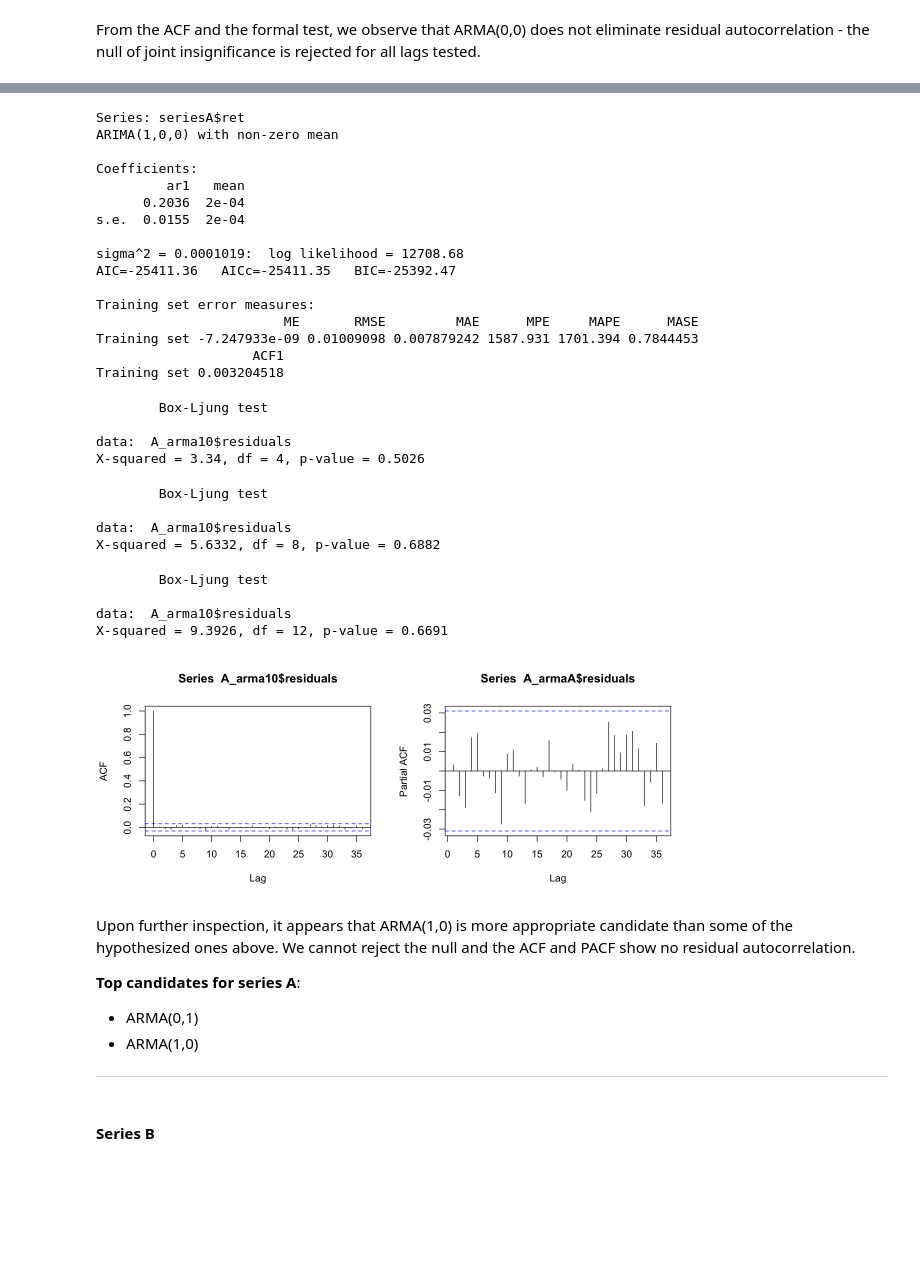
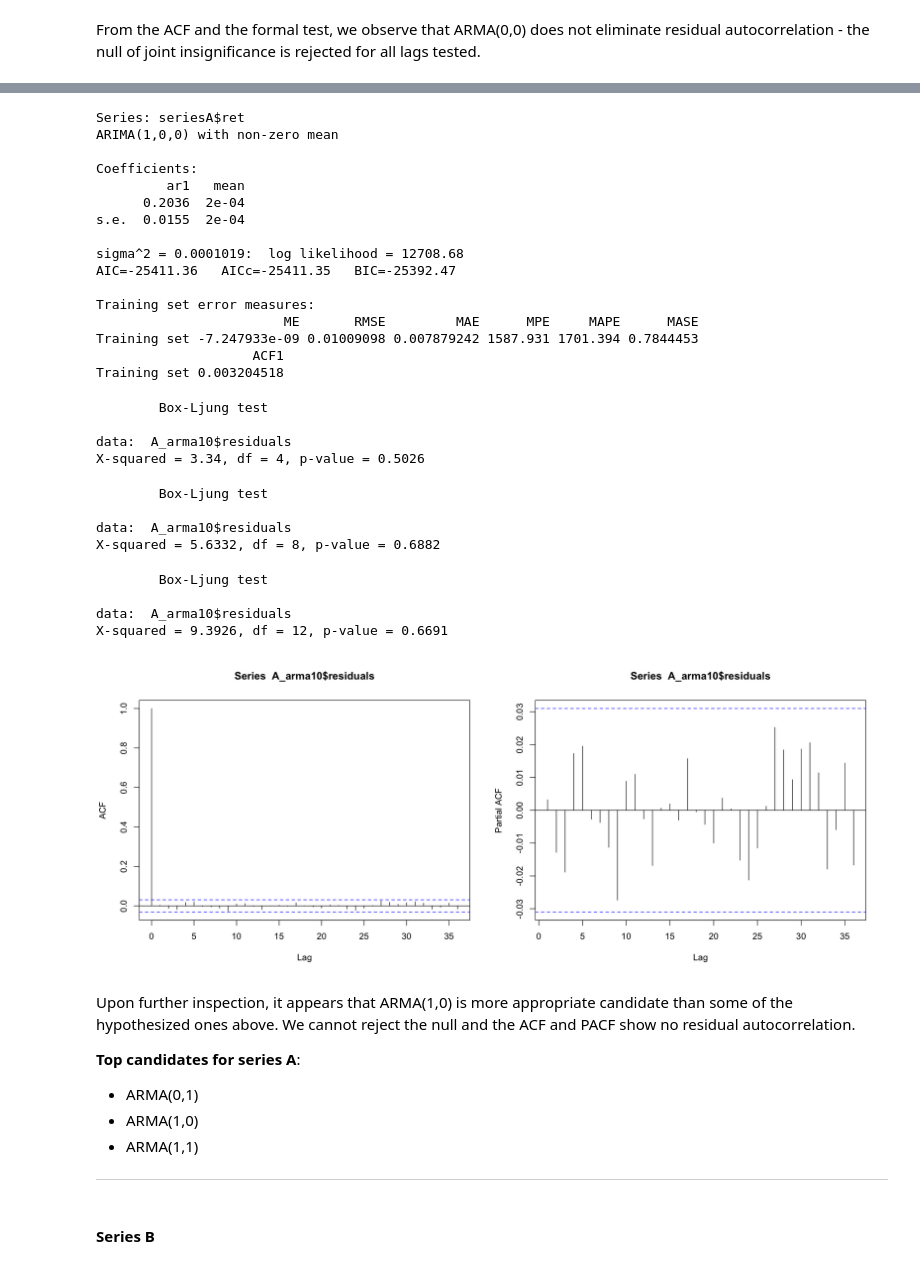
Before and after one commit to mildemx/FE1_Homeworks, a Jupyter notebook: HMW2/F_Econ_HW2_Max.ipynb, the cells around one changed output, grey strips where cells are left out. Saved outputs shown, nothing was run; the diff lists cells and outputs as text; code cells hidden in the pictures; blank space fills up the shorter version.

```diff
--- a/HMW2/F_Econ_HW2_Max.ipynb
+++ b/HMW2/F_Econ_HW2_Max.ipynb
@@ -238,47 +238,48 @@ summary(A_arma10)
 
 par(mfrow=c(1,2))
 acf(A_arma10$residuals)
-pacf(A_armaA$residuals)
+pacf(A_arma10$residuals)
 
 Box.test(A_arma10$residuals, type="Ljung-Box", lag=4)
 Box.test(A_arma10$residuals, type="Ljung-Box", lag=8)
 Box.test(A_arma10$residuals, type="Ljung-Box", lag=12)
 # %% [output]
 Series: seriesA$ret
 ARIMA(1,0,0) with non-zero mean
 
 Coefficients:
          ar1   mean
       0.2036  2e-04
 s.e.  0.0155  2e-04
 
 sigma^2 = 0.0001019:  log likelihood = 12708.68
 AIC=-25411.36   AICc=-25411.35   BIC=-25392.47
 
 Training set error measures:
                         ME       RMSE         MAE      MPE     MAPE      MASE
 Training set -7.247933e-09 0.01009098 0.007879242 1587.931 1701.394 0.7844453
                     ACF1
 Training set 0.003204518
         Box-Ljung test
 
 data:  A_arma10$residuals
 X-squared = 3.34, df = 4, p-value = 0.5026
         Box-Ljung test
 
 data:  A_arma10$residuals
 X-squared = 5.6332, df = 8, p-value = 0.6882
         Box-Ljung test
 
 data:  A_arma10$residuals
 X-squared = 9.3926, df = 12, p-value = 0.6691
-[figure, old version]
+[figure, new version]
 # %% [markdown]
 Upon further inspection, it appears that ARMA(1,0) is more appropriate candidate than some of the hypothesized ones above. We cannot reject the null and the ACF and PACF show no residual autocorrelation.
 
 **Top candidates for series A**:
 - ARMA(0,1)
 - ARMA(1,0)
+- ARMA(1,1)
 ---
 # %% [markdown]
 #### Series B
```
Also changed, not shown: parts of 6 cells of this notebook.
